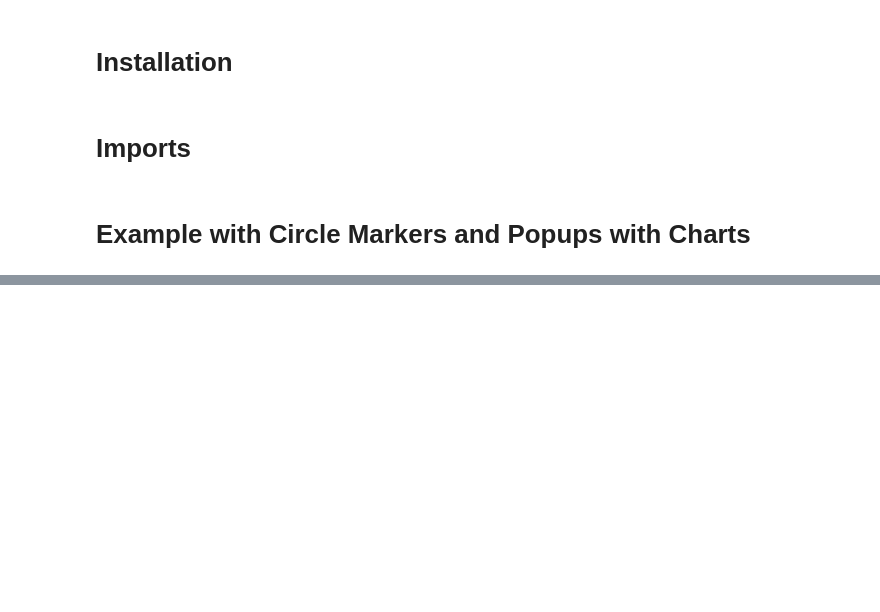
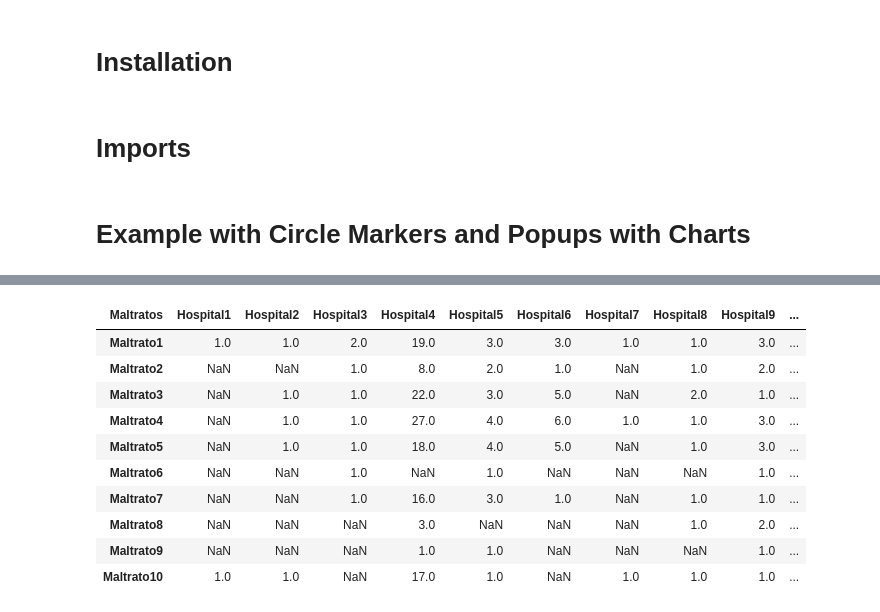
Before and after one commit to DataCritica/violencia-obstetrica-cuba, a Jupyter notebook: mapa_hospitales.ipynb, the cells around one changed output, grey strips where cells are left out. Cells and saved outputs as stored; diff of their text form; code cells hidden in the pictures; blank space fills up the shorter version.

```diff
--- a/mapa_hospitales.ipynb
+++ b/mapa_hospitales.ipynb
@@ -78,0 +66,23 @@ test.configure_title(
+# %%
+# Create a copy of dataframe and delete columns
+df_copy = df.drop(columns=['Long', 'Lat', 'Total', 'Hospital'])
+df_copy.index = pd.Index(['Hospital1', 'Hospital2', 'Hospital3', 'Hospital4', 'Hospital5',
+                          'Hospital6', 'Hospital7', 'Hospital8', 'Hospital9', 'Hospital10',
+                          'Hospital11', 'Hospital12', 'Hospital13', 'Hospital14', 'Hospital15',
+                          'Hospital16', 'Hospital17', 'Hospital18', 'Hospital19'],
+                         name='Maltratos')
+# Transpose dataframe
+df_tr = df_copy.transpose()
+df_tr
+# %% [output]
+| Maltratos | Hospital1 | Hospital2 | Hospital3 | Hospital4 | Hospital5 | Hospital6 | Hospital7 | Hospital8 | Hospital9 | ... |
+| Maltrato1 | 1.0 | 1.0 | 2.0 | 19.0 | 3.0 | 3.0 | 1.0 | 1.0 | 3.0 | ... |
+| Maltrato2 | NaN | NaN | 1.0 | 8.0 | 2.0 | 1.0 | NaN | 1.0 | 2.0 | ... |
+| Maltrato3 | NaN | 1.0 | 1.0 | 22.0 | 3.0 | 5.0 | NaN | 2.0 | 1.0 | ... |
+| Maltrato4 | NaN | 1.0 | 1.0 | 27.0 | 4.0 | 6.0 | 1.0 | 1.0 | 3.0 | ... |
+| Maltrato5 | NaN | 1.0 | 1.0 | 18.0 | 4.0 | 5.0 | NaN | 1.0 | 3.0 | ... |
+| Maltrato6 | NaN | NaN | 1.0 | NaN | 1.0 | NaN | NaN | NaN | 1.0 | ... |
+| Maltrato7 | NaN | NaN | 1.0 | 16.0 | 3.0 | 1.0 | NaN | 1.0 | 1.0 | ... |
+| Maltrato8 | NaN | NaN | NaN | 3.0 | NaN | NaN | NaN | 1.0 | 2.0 | ... |
+| Maltrato9 | NaN | NaN | NaN | 1.0 | 1.0 | NaN | NaN | NaN | 1.0 | ... |
+| Maltrato10 | 1.0 | 1.0 | NaN | 17.0 | 1.0 | NaN | 1.0 | 1.0 | 1.0 | ... |
```
Also changed, not shown: parts of 1 cell of this notebook.
